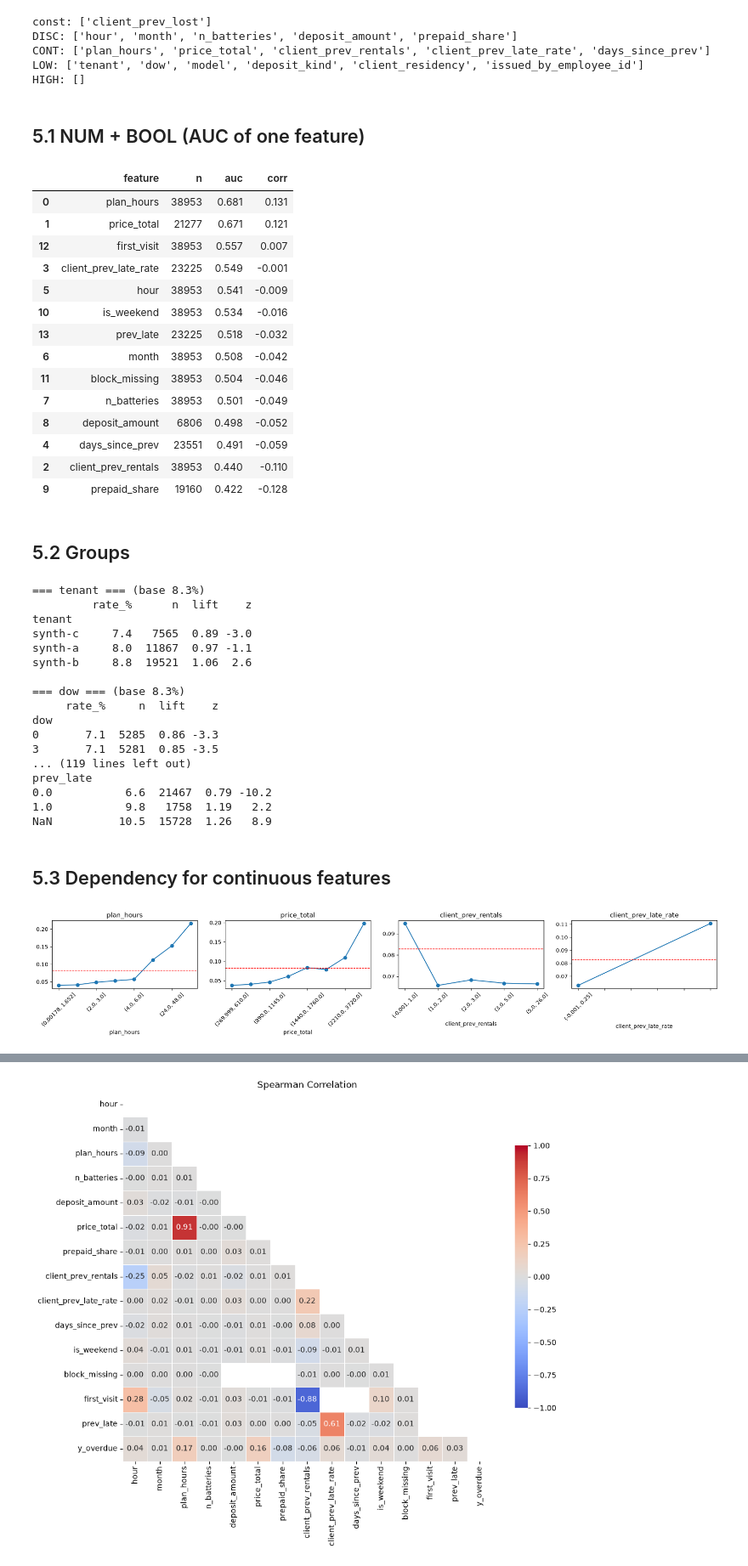
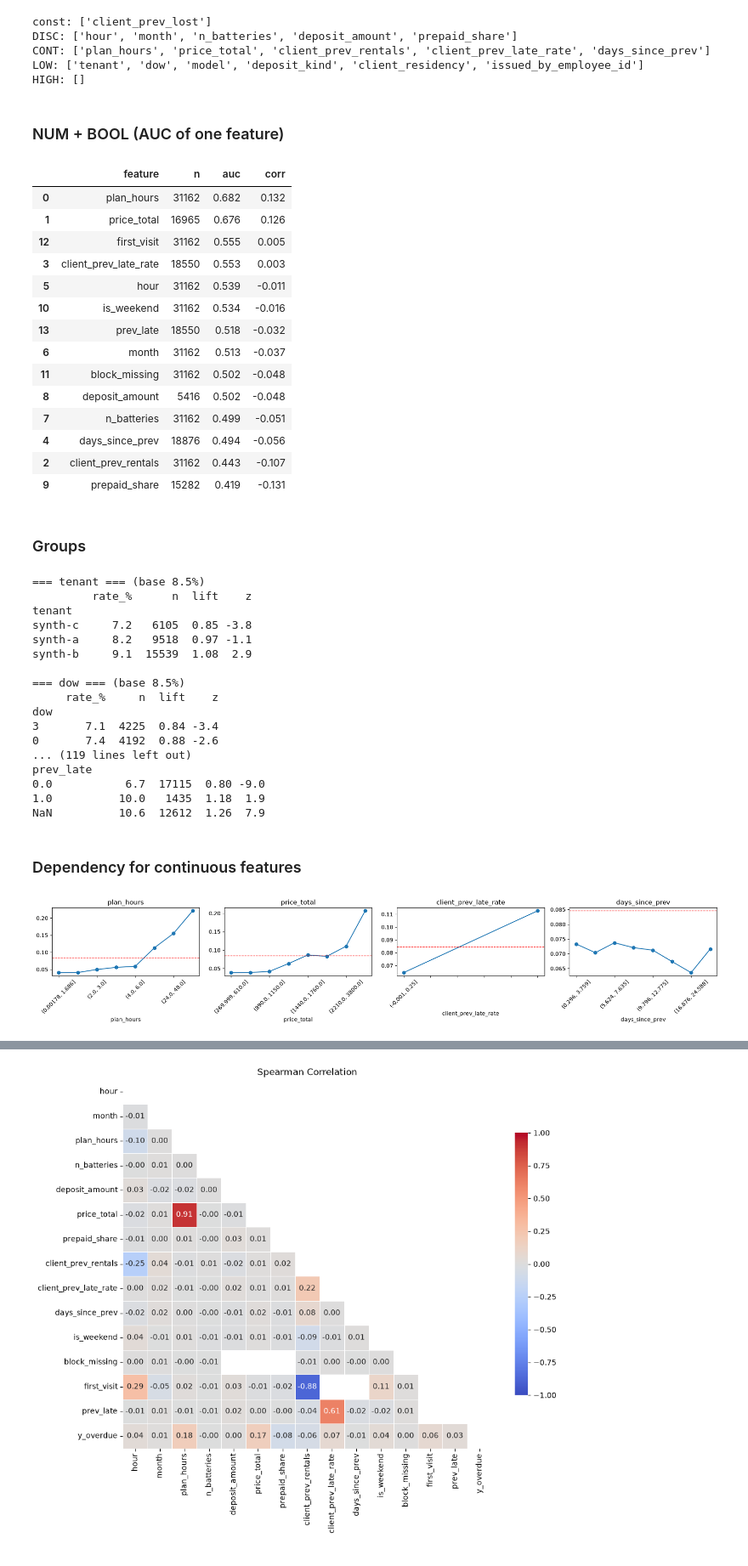
Before and after one commit to kirillrub108/predict-rental-overdue, a Jupyter notebook: main.ipynb, the cells around one changed output, grey strips where cells are left out. Shown at 85% size. Drawn from its saved outputs; the diff is of its cells as text; code cells hidden in the pictures.

```diff
--- a/main.ipynb
+++ b/main.ipynb
@@ -194,6 +218,7 @@ plt.show()
 # %%
+# after split: df_train only
 from sklearn.metrics import roc_auc_score
 
-base = df[TARGET].mean()   # The total percentage of delays, the starting point for all comparisons
+base = df_train[TARGET].mean()   # The total percentage of delays, the starting point for all comparisons
 base.round(3)
 # %% [output]
@@ -201,9 +226,10 @@ np.float64(0.083)
 # %%
+# after split: df_train only
 # Automatic sorting of features by type
-const = [c for c in NUM + BOOL if df[c].nunique() <= 1]               # constants (client_prev_lost)
-DISC  = [c for c in NUM if c not in const and df[c].nunique() <= 12]  # discrete: hour, month, n_batteries ...
+const = [c for c in NUM + BOOL if df_train[c].nunique() <= 1]               # constants (client_prev_lost)
+DISC  = [c for c in NUM if c not in const and df_train[c].nunique() <= 12]  # discrete: hour, month, n_batteries ...
 CONT  = [c for c in NUM if c not in const and c not in DISC]          # continuous
-LOW   = [c for c in CAT if df[c].nunique() <= 20]                     # categorical with few values
+LOW   = [c for c in CAT if df_train[c].nunique() <= 20]                     # categorical with few values
 HIGH  = [c for c in CAT if c not in LOW]                              # with many values (issued_by_employee_id)
 print("const:", const, "\nDISC:", DISC, "\nCONT:", CONT, "\nLOW:", LOW, "\nHIGH:", HIGH)
 # %% [output]
@@ -213,11 +239,12 @@ CONT: ['plan_hours', 'price_total', 'client_prev_rentals', 'client_prev_late_rat
 LOW: ['tenant', 'dow', 'model', 'deposit_kind', 'client_residency', 'issued_by_employee_id']
 HIGH: []
 # %% [markdown]
-## 5.1 NUM + BOOL (AUC of one feature)
+### NUM + BOOL (AUC of one feature)
 # %%
+# after split: df_train only
 rows = []
 for c in CONT + DISC + BOOL:
-    s = df[[c, TARGET]].dropna()
+    s = df_train[[c, TARGET]].dropna()
     rows.append({"feature": c, "n": len(s), "auc": roc_auc_score(s[TARGET], s[c])})
 
 rank = (pd.DataFrame(rows)
@@ -227,25 +254,26 @@ rank = (pd.DataFrame(rows)
 rank
 # %% [output]
 |  | feature | n | auc | corr |
-| 0 | plan_hours | 38953 | 0.681 | 0.131 |
-| 1 | price_total | 21277 | 0.671 | 0.121 |
-| 12 | first_visit | 38953 | 0.557 | 0.007 |
-| 3 | client_prev_late_rate | 23225 | 0.549 | -0.001 |
-| 5 | hour | 38953 | 0.541 | -0.009 |
-| 10 | is_weekend | 38953 | 0.534 | -0.016 |
-| 13 | prev_late | 23225 | 0.518 | -0.032 |
-| 6 | month | 38953 | 0.508 | -0.042 |
-| 11 | block_missing | 38953 | 0.504 | -0.046 |
-| 7 | n_batteries | 38953 | 0.501 | -0.049 |
-| 8 | deposit_amount | 6806 | 0.498 | -0.052 |
-| 4 | days_since_prev | 23551 | 0.491 | -0.059 |
-| 2 | client_prev_rentals | 38953 | 0.440 | -0.110 |
-| 9 | prepaid_share | 19160 | 0.422 | -0.128 |
+| 0 | plan_hours | 31162 | 0.682 | 0.132 |
+| 1 | price_total | 16965 | 0.676 | 0.126 |
+| 12 | first_visit | 31162 | 0.555 | 0.005 |
+| 3 | client_prev_late_rate | 18550 | 0.553 | 0.003 |
+| 5 | hour | 31162 | 0.539 | -0.011 |
+| 10 | is_weekend | 31162 | 0.534 | -0.016 |
+| 13 | prev_late | 18550 | 0.518 | -0.032 |
+| 6 | month | 31162 | 0.513 | -0.037 |
+| 11 | block_missing | 31162 | 0.502 | -0.048 |
+| 8 | deposit_amount | 5416 | 0.502 | -0.048 |
+| 7 | n_batteries | 31162 | 0.499 | -0.051 |
+| 4 | days_since_prev | 18876 | 0.494 | -0.056 |
+| 2 | client_prev_rentals | 31162 | 0.443 | -0.107 |
+| 9 | prepaid_share | 15282 | 0.419 | -0.131 |
 # %% [markdown]
-## 5.2 Groups
+### Groups
 # %%
+# after split: df_train only
 def rate_table(c, min_n=100):
-    g = df.groupby(c, dropna=False)[TARGET].agg(rate="mean", n="size")
+    g = df_train.groupby(c, dropna=False)[TARGET].agg(rate="mean", n="size")
     g = g[g["n"] >= min_n]                                   # rare groups are noisy
     g["lift"] = (g["rate"] / base).round(2)
     g["z"] = ((g["rate"] - base) / (g["rate"].clip(1e-9, 1 - 1e-9) * (1 - g["rate"].clip(1e-9, 1 - 1e-9)) / g["n"]) ** 0.5).round(1)
@@ -256,36 +284,37 @@ for c in LOW + DISC + BOOL:
     print(f"\n=== {c} === (base {base:.1%})")
     print(rate_table(c).sort_values("rate_%").to_string())
 # %% [output]
-=== tenant === (base 8.3%)
+=== tenant === (base 8.5%)
          rate_%      n  lift    z
 tenant
-synth-c     7.4   7565  0.89 -3.0
-synth-a     8.0  11867  0.97 -1.1
-synth-b     8.8  19521  1.06  2.6
+synth-c     7.2   6105  0.85 -3.8
+synth-a     8.2   9518  0.97 -1.1
+synth-b     9.1  15539  1.08  2.9
 
-=== dow === (base 8.3%)
+=== dow === (base 8.5%)
      rate_%     n  lift    z
 dow
-0       7.1  5285  0.86 -3.3
-3       7.1  5281  0.85 -3.5
+3       7.1  4225  0.84 -3.4
+0       7.4  4192  0.88 -2.6
 ... (119 lines left out)
 prev_late
-0.0           6.6  21467  0.79 -10.2
-1.0           9.8   1758  1.19   2.2
-NaN          10.5  15728  1.26   8.9
+0.0           6.7  17115  0.80 -9.0
+1.0          10.0   1435  1.18  1.9
+NaN          10.6  12612  1.26  7.9
 # %% [markdown]
-## 5.3 Dependency for continuous features
+### Dependency for continuous features
 # %%
+# after split: df_train only
 top = rank[rank["feature"].isin(CONT)]["feature"].head(4).tolist()
 fig, axes = plt.subplots(1, len(top), figsize=(4.5 * len(top), 3.5))
 for ax, c in zip(np.atleast_1d(axes), top):
-    bins = pd.qcut(df[c], q=8, duplicates="drop")
-    df.groupby(bins, observed=True)[TARGET].mean().plot(marker="o", ax=ax)
+    bins = pd.qcut(df_train[c], q=8, duplicates="drop")
+    df_train.groupby(bins, observed=True)[TARGET].mean().plot(marker="o", ax=ax)
     ax.axhline(base, color="red", ls="--", lw=1)
     ax.set_title(c)
     ax.tick_params(axis="x", rotation=45)
 plt.tight_layout()
 plt.show()
 # %% [output]
-[figure, old version]
+[figure, new version]
 # %% [markdown]
```
Also changed, not shown: parts of 36 cells of this notebook.
